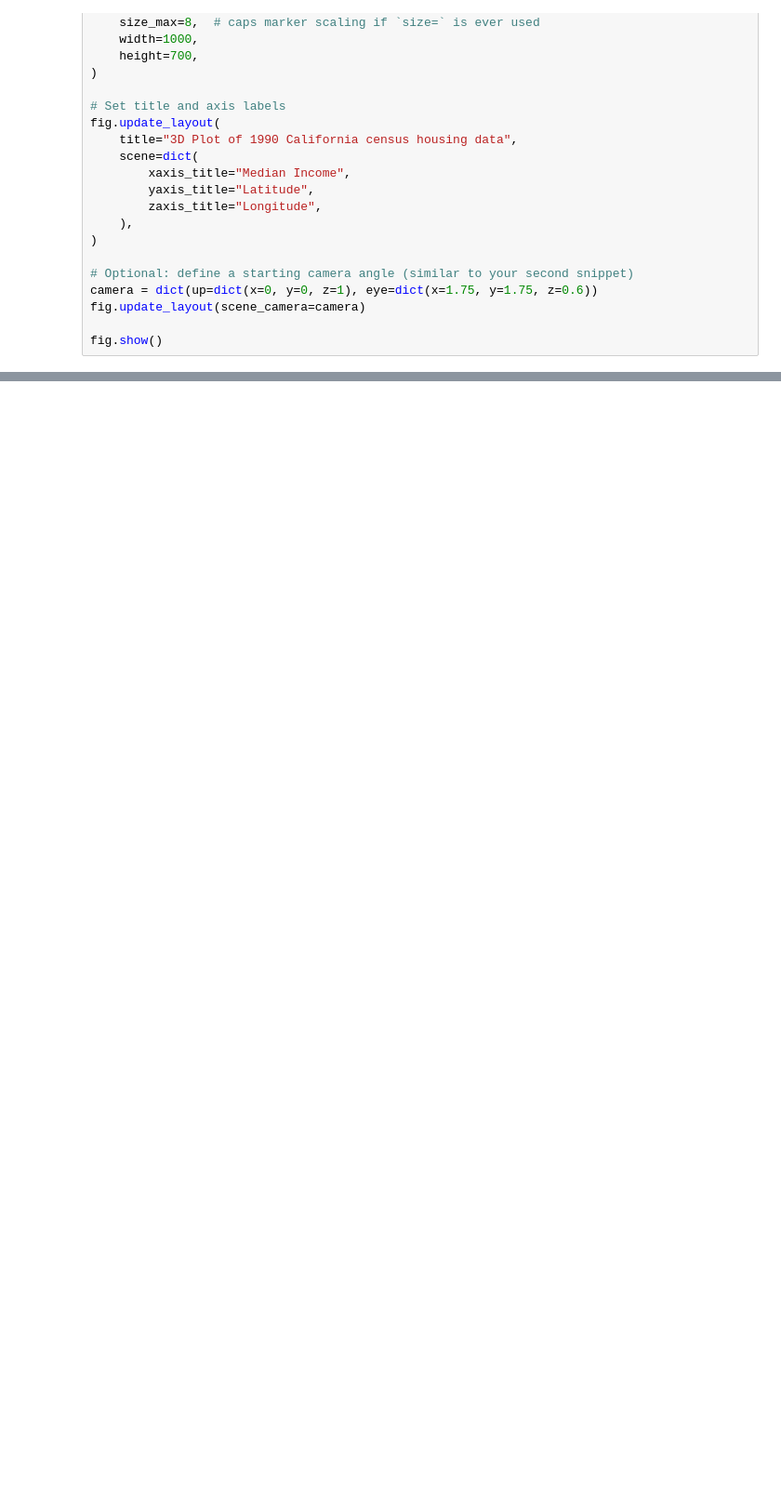
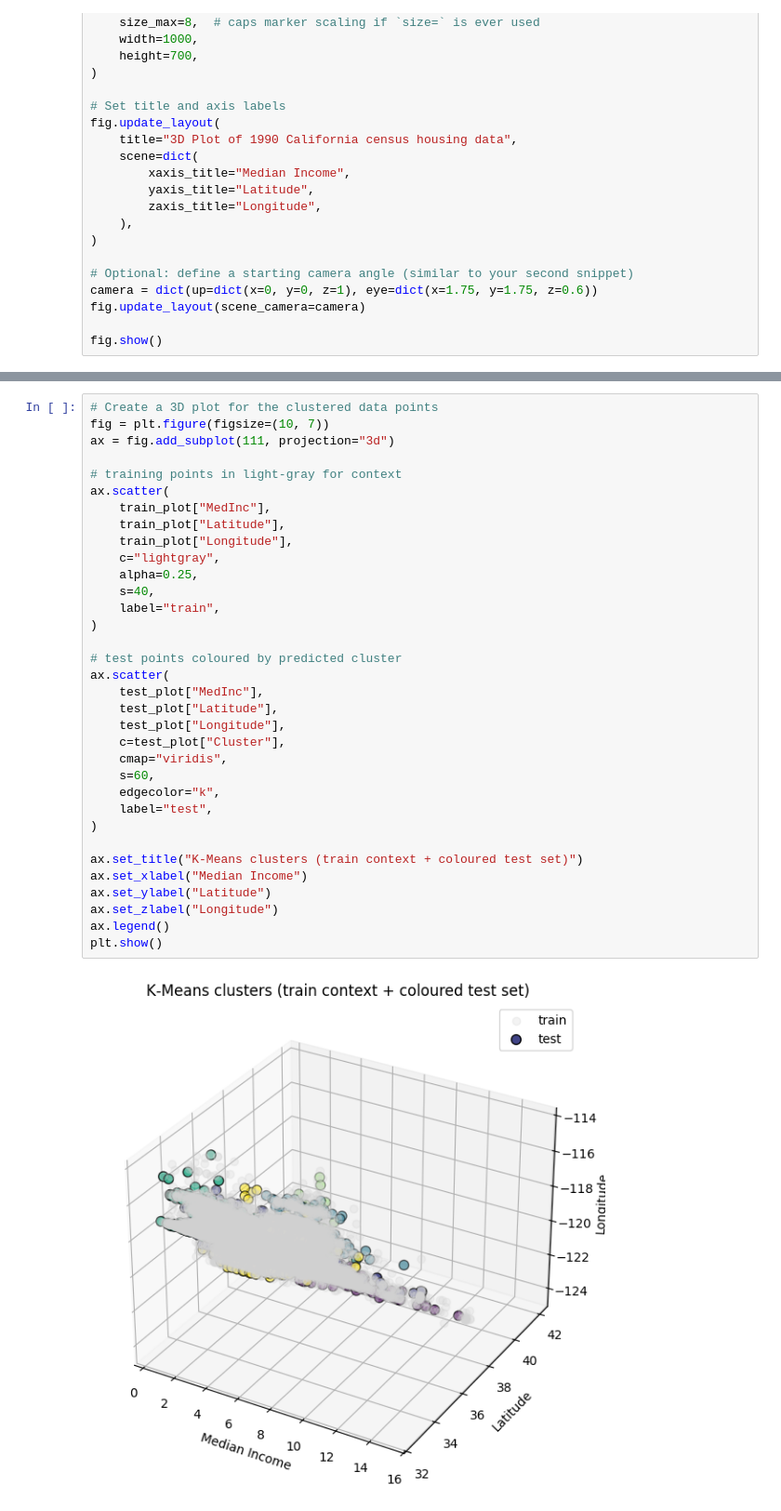
Before and after one commit to NWinocur/unsupervised-learning-k-means-project, a Jupyter notebook: src/explore.ipynb, the cells around one changed output, grey strips where cells are left out. Shown at 93% size. Saved outputs shown, nothing was run; the diff lists cells and outputs as text; blank space fills up the shorter version.

```diff
--- a/src/explore.ipynb
+++ b/src/explore.ipynb
@@ -140,3 +160,39 @@ plt.show()
+# %%
+# Create a 3D plot for the clustered data points
+fig = plt.figure(figsize=(10, 7))
+ax = fig.add_subplot(111, projection="3d")
+
+# training points in light‑gray for context
+ax.scatter(
+    train_plot["MedInc"],
+    train_plot["Latitude"],
+    train_plot["Longitude"],
+    c="lightgray",
+    alpha=0.25,
+    s=40,
+    label="train",
+)
+
+# test points coloured by predicted cluster
+ax.scatter(
+    test_plot["MedInc"],
+    test_plot["Latitude"],
+    test_plot["Longitude"],
+    c=test_plot["Cluster"],
+    cmap="viridis",
+    s=60,
+    edgecolor="k",
+    label="test",
+)
+
+ax.set_title("K‑Means clusters (train context + coloured test set)")
+ax.set_xlabel("Median Income")
+ax.set_ylabel("Latitude")
+ax.set_zlabel("Longitude")
+ax.legend()
+plt.show()
+# %% [output]
+[figure, added]
 # %%
 import plotly.express as px
 
```
Also changed, not shown: parts of 15 cells of this notebook.
